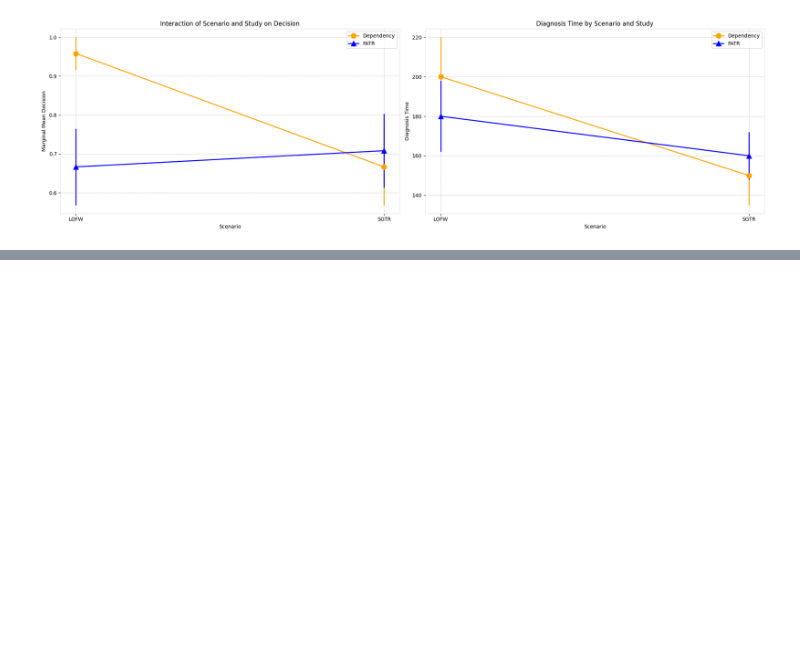
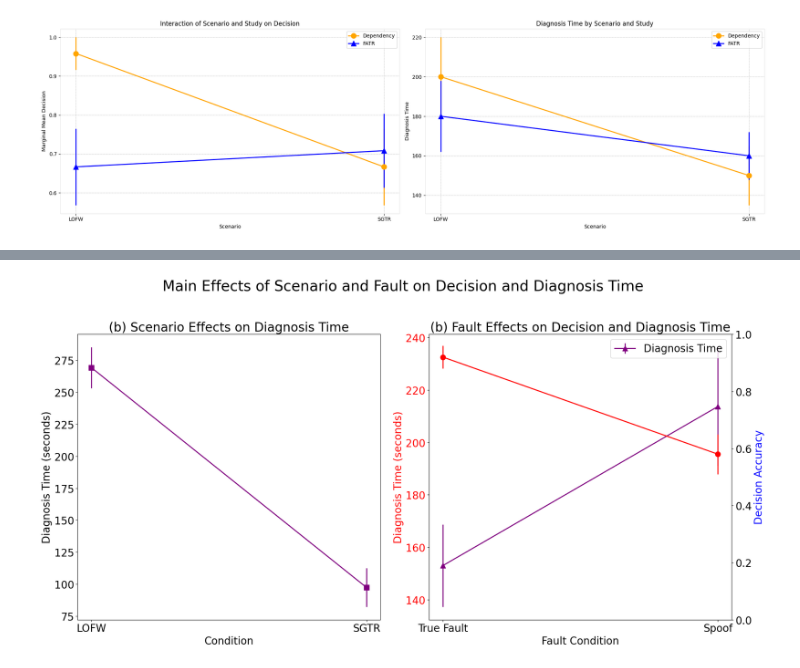
Before and after one commit to zethdubois/fatr, a Jupyter notebook: plot/geep_charts.ipynb, the cells around one changed output, grey strips where cells are left out. Drawn from its saved outputs; the diff is of its cells as text; code cells hidden in the pictures; blank space fills up the shorter version.

```diff
--- a/plot/geep_charts.ipynb
+++ b/plot/geep_charts.ipynb
@@ -145,0 +317,83 @@ The PostScript backend does not support transparency; partially transparent arti
+# %%
+title = 'Main Effects of Scenario and Fault on Decision and Diagnosis Time'
+
+import matplotlib.pyplot as plt
+import matplotlib.gridspec as gridspec
+import numpy as np
+
+# Title and filename setup
+filename = title.replace(' ', '_')
+
+
+# Double the size of all text elements
+plt.rcParams.update({'font.size': plt.rcParams['font.size'] * 2})
+
+# Set the figure size and GridSpec layout
+fig = plt.figure(figsize=(12, 6))  # Adjust the figure size as needed
+gs = gridspec.GridSpec(1, 2, width_ratios=[1, 1])  # Equal width for both subplots
+
+fig = plt.figure(figsize=(20, 10))  # Adjusted figure size for better layout
+
+
+# Create subplots using the GridSpec layout
+ax1 = plt.subplot(gs[0])
+ax2 = plt.subplot(gs[1])
+
+# ---- Left Plot:  -----------------------
+# Create subplots using the GridSpec layout
+
+# Scenario Effect
+scenarios_diag = ['LOFW', 'SGTR']
+means_scenario_diag = [269.21, 97.48]
+errors_scenario_diag = [15.94, 15.14]
+
+
+# Plot Scenario Effect
+ax1.errorbar(scenarios_diag, means_scenario_diag, yerr=errors_scenario_diag, fmt='-s', label='Scenario Effect', color='purple', linewidth=2, markersize=10)
+
+ax1.set_title('(b) Scenario Effects on Diagnosis Time')
+ax1.set_xlabel('Condition')
+ax1.set_ylabel('Diagnosis Time (seconds)')
+# ax1.legend()
+
+#--------------------------------------------------------------------------------
+
+# ---- Right Plot: Diagnosis Time Main Effects ----
+# Fault Effect
+
+fault_conditions = ['True Fault', 'Spoof']  # x-axis categories
+decision_means = [0.92, 0.58]  # Decision accuracy means
+decision_errors = [0.04, 0.07]  # Decision accuracy errors
+diagnosis_means = [152.98, 213.71]  # Diagnosis time means
+diagnosis_errors = [15.72, 22.61]  # Diagnosis time errors
+
+# Plotting Diagnosis Time on ax1
+ax2.errorbar(fault_conditions, diagnosis_means, yerr=diagnosis_errors, fmt='-^', color='purple', label='Diagnosis Time', linewidth=2, markersize=10)
+ax2.set_xlabel('Fault Condition')
+ax2.set_ylabel('Diagnosis Time (seconds)', color='red')
+ax2.tick_params(axis='y', labelcolor='red')
+ax2.set_title('(b) Fault Effects on Decision and Diagnosis Time')
+
+# Creating a secondary y-axis for Decision Accuracy
+ax2_secondary = ax2.twinx()
+ax2_secondary.errorbar(fault_conditions, decision_means, yerr=decision_errors, fmt='-o', color='red', label='Decision Accuracy', linewidth=2, markersize=10)
+ax2_secondary.set_ylabel('Decision Accuracy', color='blue')
+ax2_secondary.set_ylim(0, 1)  # Set the limit for
+ax2.legend()
+
+
+
+plt.suptitle(title, fontsize=28, y=1.015)
+
+
+plt.tight_layout()
+plt.savefig(f'{filename}.eps', format='eps', dpi=300, bbox_inches='tight')
+# Additionally, save the figure as a PNG file
+plt.savefig(f'{filename}.png', format='png', dpi=300, bbox_inches='tight')
+
+
+plt.show()
+
+# Reset plt.rcParams to default if needed for other plots in the notebook
+plt.rcParams.update(plt.rcParamsDefault)
+# %% [output]
@@ -145,0 +402 @@ The PostScript backend does not support transparency; partially transparent arti
+[figure, added]
```
Also changed, not shown: parts of 5 cells of this notebook, 8 other files.
